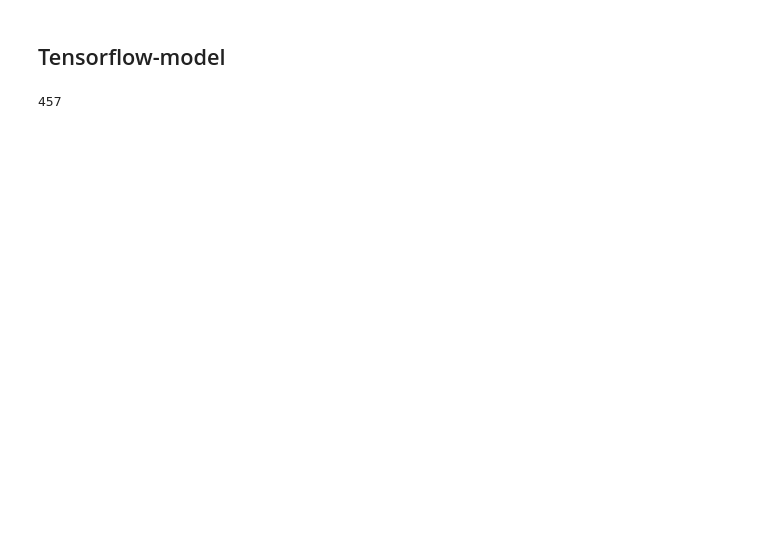
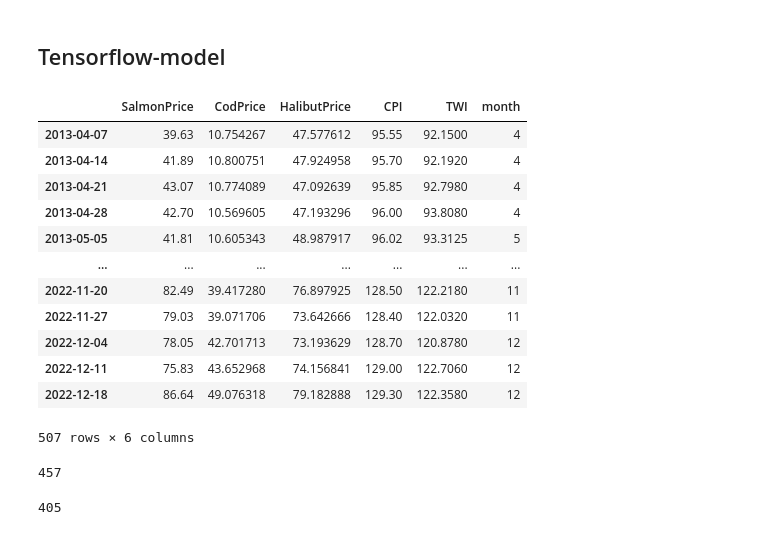
Before and after one commit to BachelorLaks/bachelor2023, a Jupyter notebook: data/Tensorflow.ipynb, the cells around one changed output. Drawn from its saved outputs; the diff is of its cells as text; code cells hidden in the pictures; blank space fills up the shorter version.

```diff
--- a/data/Tensorflow.ipynb
+++ b/data/Tensorflow.ipynb
@@ -22,6 +23,24 @@ from sklearn.feature_selection import chi2
 from sklearn.metrics import confusion_matrix, accuracy_score, classification_report
 # %%
 var_set = pd.read_csv('var_set.csv', parse_dates=[0],index_col=[0])
+# %%
+var_set['month'] = pd.DatetimeIndex(var_set.index).month
+# %%
+var_set
+# %% [output]
+|  | SalmonPrice | CodPrice | HalibutPrice | CPI | TWI | month |
+| 2013-04-07 | 39.63 | 10.754267 | 47.577612 | 95.55 | 92.1500 | 4 |
+| 2013-04-14 | 41.89 | 10.800751 | 47.924958 | 95.70 | 92.1920 | 4 |
+| 2013-04-21 | 43.07 | 10.774089 | 47.092639 | 95.85 | 92.7980 | 4 |
+| 2013-04-28 | 42.70 | 10.569605 | 47.193296 | 96.00 | 93.8080 | 4 |
+| 2013-05-05 | 41.81 | 10.605343 | 48.987917 | 96.02 | 93.3125 | 5 |
+| ... | ... | ... | ... | ... | ... | ... |
+| 2022-11-20 | 82.49 | 39.417280 | 76.897925 | 128.50 | 122.2180 | 11 |
+| 2022-11-27 | 79.03 | 39.071706 | 73.642666 | 128.40 | 122.0320 | 11 |
+| 2022-12-04 | 78.05 | 42.701713 | 73.193629 | 128.70 | 120.8780 | 12 |
+| 2022-12-11 | 75.83 | 43.652968 | 74.156841 | 129.00 | 122.7060 | 12 |
+| 2022-12-18 | 86.64 | 49.076318 | 79.182888 | 129.30 | 122.3580 | 12 |
+507 rows × 6 columns
 # %%
 X = var_set.drop(columns=["SalmonPrice"], axis = 1)
 y = var_set["SalmonPrice"]
@@ -45,0 +82,4 @@ y_test = scaler.transform(y_test.values.reshape(-1,1))
+# %%
+len(generated_batches)
+# %% [output]
+405
```
Also changed, not shown: parts of 13 cells of this notebook.
